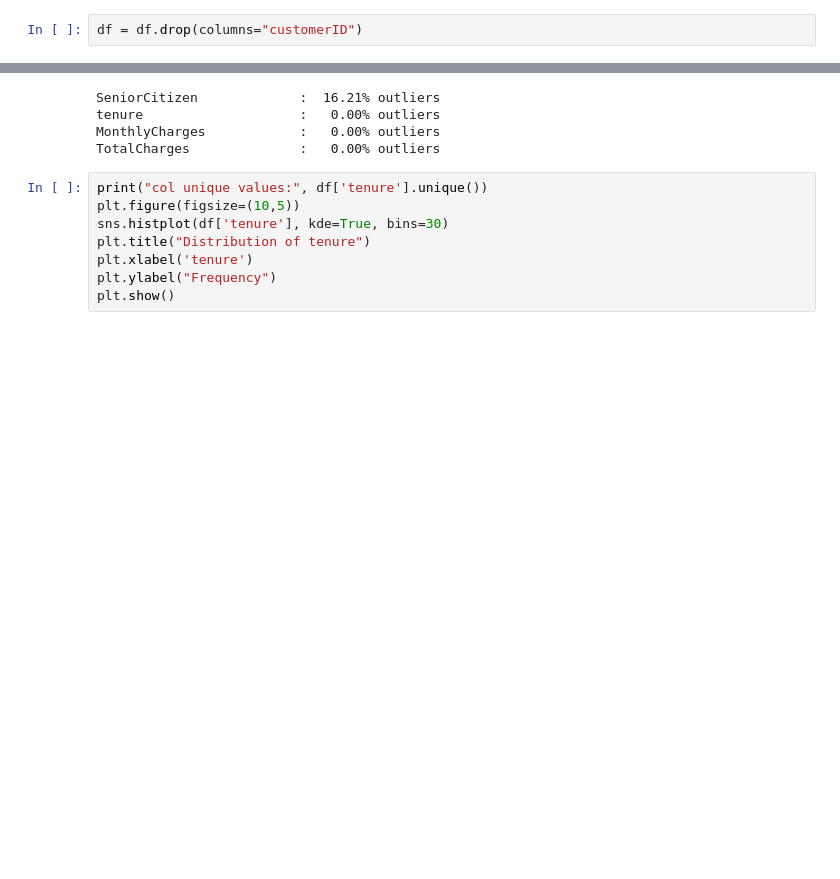
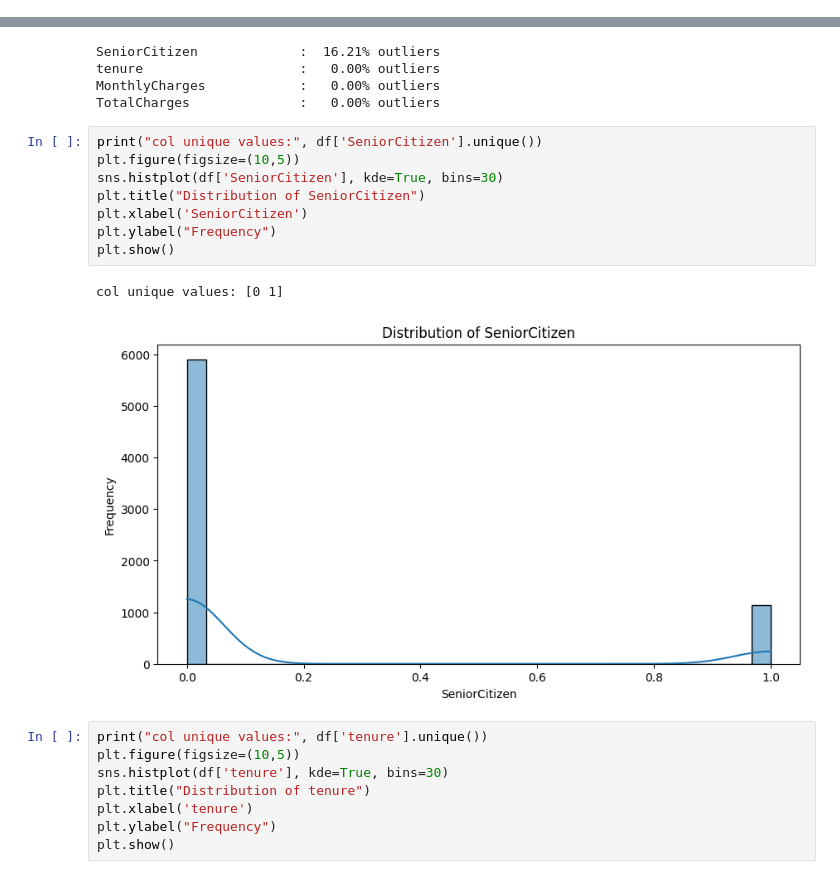
Before and after one commit to ajaythakur958/ML-Project-Airbnb-Price-Prediction-and-Insights, a Jupyter notebook: Customer Churn Prediction/Customer Churn Prediction.ipynb, the cells around one changed output, grey strips where cells are left out. Drawn from its saved outputs; the diff is of its cells as text; blank space fills up the shorter version.

Commit message:
updated files and added project customer churn prediction

```diff
--- a/b.ipynb
+++ b/Customer Churn Prediction/Customer Churn Prediction.ipynb
@@ -17,5 +15,3 @@ df.head(1)
-# %%
-df = df.drop(columns="customerID")
 # %%
 df.shape
 # %% [output]
@@ -85,6 +81,17 @@ SeniorCitizen             :  16.21% outliers
 tenure                    :   0.00% outliers
 MonthlyCharges            :   0.00% outliers
 TotalCharges              :   0.00% outliers
+# %%
+print("col unique values:", df['SeniorCitizen'].unique())
+plt.figure(figsize=(10,5))
+sns.histplot(df['SeniorCitizen'], kde=True, bins=30)
+plt.title("Distribution of SeniorCitizen")
+plt.xlabel('SeniorCitizen')
+plt.ylabel("Frequency")
+plt.show()
+# %% [output]
+col unique values: [0 1]
+[figure, added]
 # %%
 print("col unique values:", df['tenure'].unique())
 plt.figure(figsize=(10,5))
```
Also changed, not shown: parts of 3 cells of this notebook, 3 other files.
